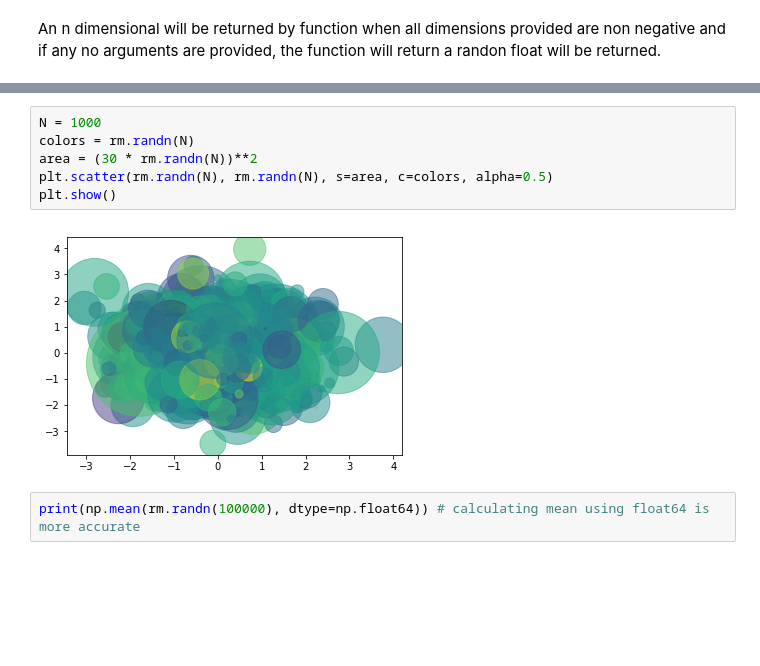
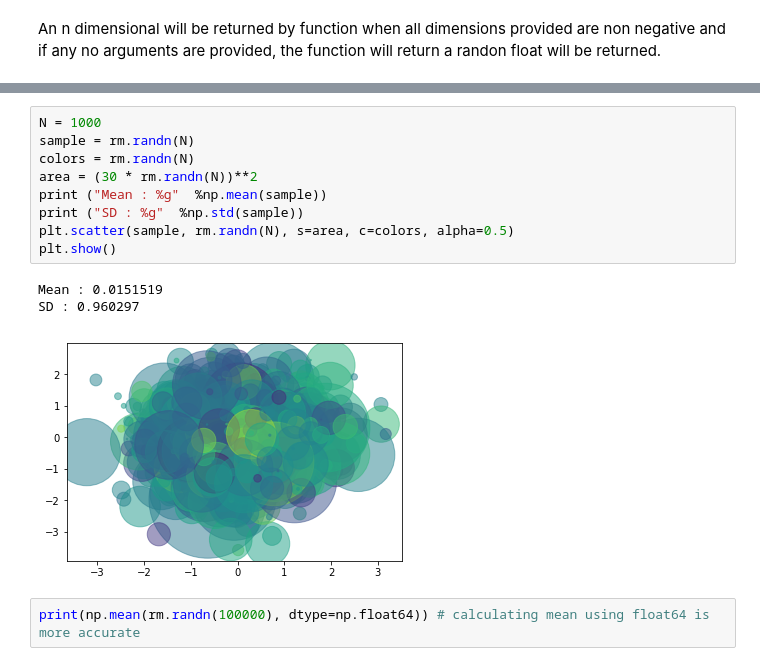
Before and after one commit to shammas012/NumpyRandom, a Jupyter notebook: NumpyRandomPackage.ipynb, the cells around one changed output, grey strips where cells are left out. Cells and saved outputs as stored; diff of their text form; blank space fills up the shorter version.

Commit message:
graphs modified

```diff
--- a/NumpyRandomPackage.ipynb
+++ b/NumpyRandomPackage.ipynb
@@ -69,11 +79,16 @@ plt.show()
 # %%
 N = 1000
+sample = rm.randn(N)
 colors = rm.randn(N)
 area = (30 * rm.randn(N))**2
-plt.scatter(rm.randn(N), rm.randn(N), s=area, c=colors, alpha=0.5)
+print ("Mean : %g"  %np.mean(sample))
+print ("SD : %g"  %np.std(sample))
+plt.scatter(sample, rm.randn(N), s=area, c=colors, alpha=0.5)
 plt.show()
 # %% [output]
+Mean : 0.0151519
+SD : 0.960297
-[figure, old version]
+[figure, new version]
 # %%
 print(np.mean(rm.randn(100000), dtype=np.float64)) # calculating mean using float64 is more accurate
 # %% [output]
```
Also changed, not shown: parts of 5 cells of this notebook.
